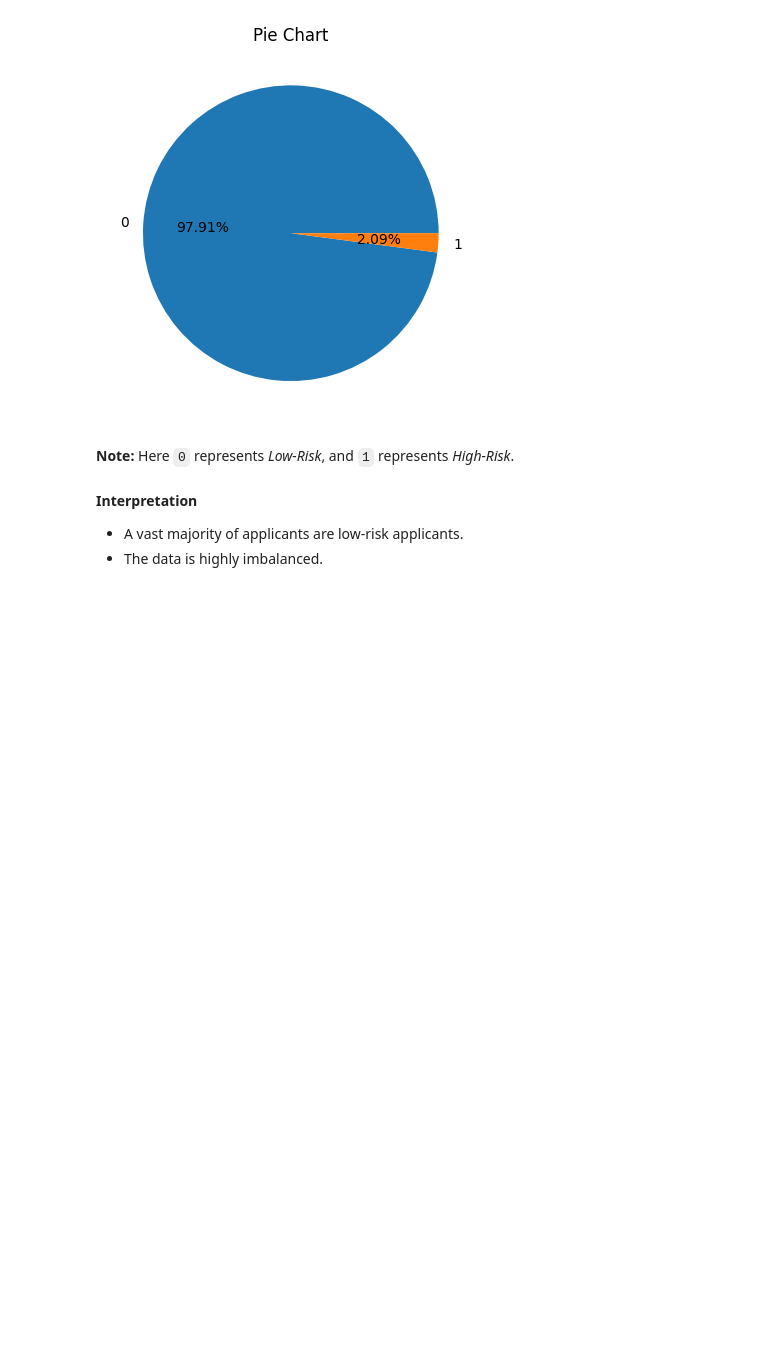
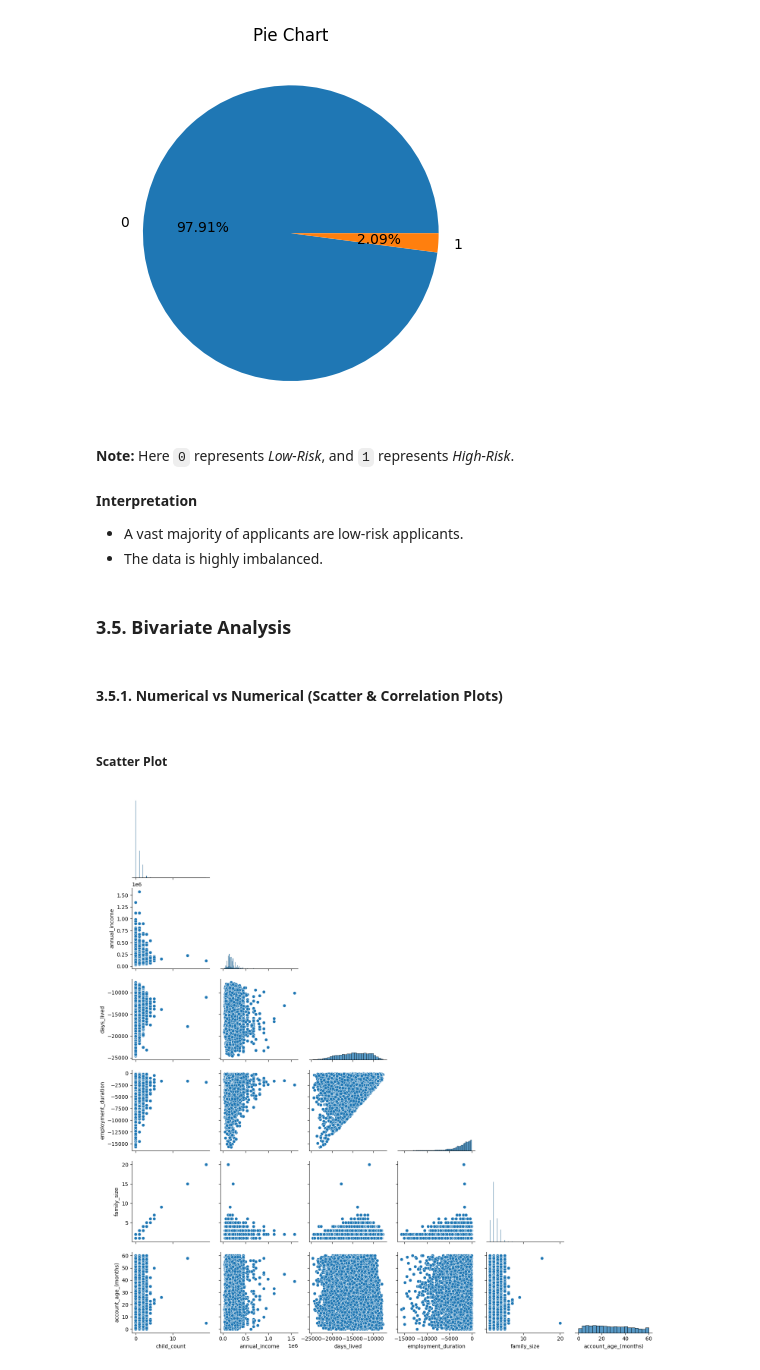
Before and after one commit to himaanssu/Credit_Card_Approval_Prediction, a Jupyter notebook: project.ipynb, the cells around one changed output. Drawn from its saved outputs; the diff is of its cells as text; code cells hidden in the pictures; blank space fills up the shorter version.

Commit message:
Bivariate Analysis, Include Numerical vs Numerical

```diff
--- a/project.ipynb
+++ b/project.ipynb
@@ -953,3 +953,14 @@ create_pie_plot(cc_train_copy, 'is_risky')
 **Interpretation**
 - A vast majority of applicants are low-risk applicants.
 - The data is highly imbalanced.
+# %% [markdown]
+### 3.5. **Bivariate Analysis**
+# %% [markdown]
+#### 3.5.1. **Numerical vs Numerical (Scatter & Correlation Plots)**
+# %% [markdown]
+##### **Scatter Plot**
+# %%
+sns.pairplot(cc_train_original[cc_train_original['employment_duration'] < 0].drop(['has_mobile', 'has_work_phone', 'has_phone', 'has_email','is_risky'],axis=1),corner=True)
+plt.show()
+# %% [output]
+[figure, added]
```
Also changed, not shown: parts of 13 cells of this notebook.
